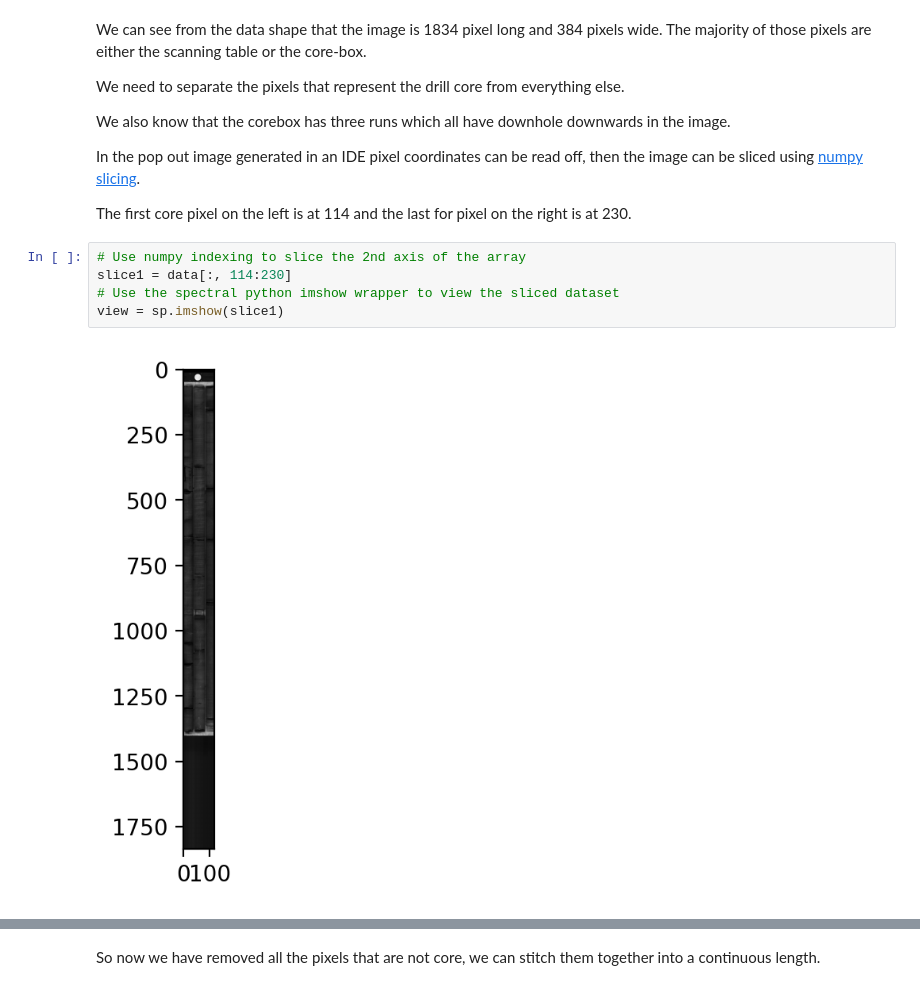
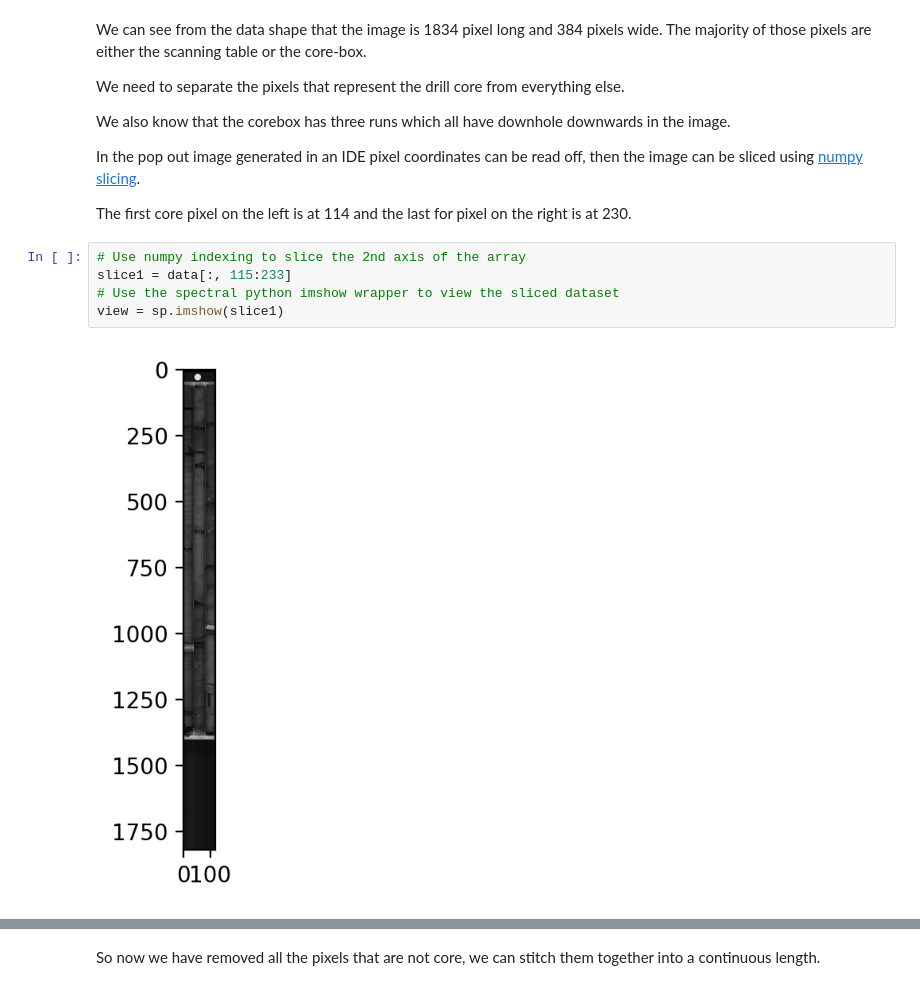
Before and after one commit to Geological-Survey-Ireland/Hyperspectral, a Jupyter notebook: 3_Removing_the_core_box_from_the_image.ipynb, the cells around one changed output, grey strips where cells are left out. Drawn from its saved outputs; the diff is of its cells as text.

```diff
--- a/3_Removing_the_core_box_from_the_image.ipynb
+++ b/3_Removing_the_core_box_from_the_image.ipynb
@@ -50,11 +50,11 @@ In the pop out image generated in an IDE pixel coordinates can be read off, then
 The first core pixel on the left is at 114 and the last for pixel on the right is at 230.
 # %%
 # Use numpy indexing to slice the 2nd axis of the array
-slice1 = data[:, 114:230]
+slice1 = data[:, 115:233]
 # Use the spectral python imshow wrapper to view the sliced dataset
 view = sp.imshow(slice1)
 # %% [output]
-[figure, old version]
+[figure, new version]
 # %% [markdown]
 This first slice has removed all of the pixels to the right and left of the core itself, now we need slice the top and bottom.
 
```
Also changed, not shown: parts of 12 cells of this notebook.
